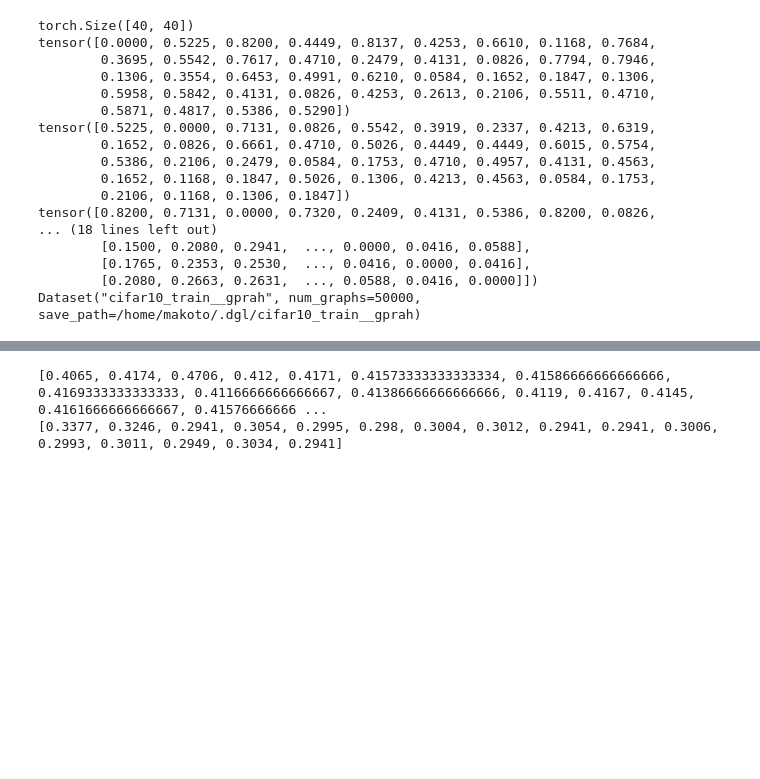
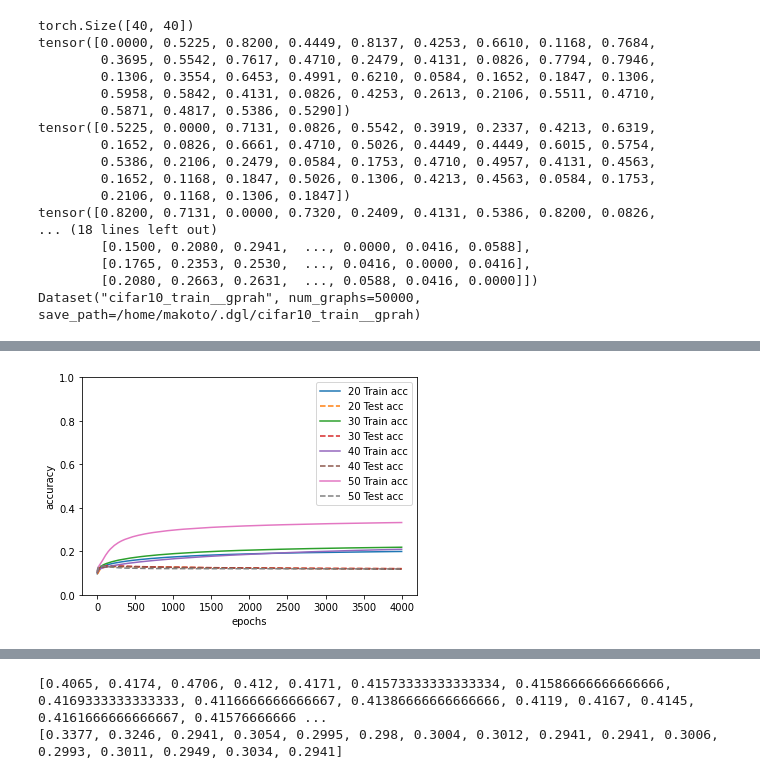
Before and after one commit to MKTKSMT-MI/GNN-DGLPro, a Jupyter notebook: Classification.ipynb, the cells around one changed output, grey strips where cells are left out. Drawn from its saved outputs; the diff is of its cells as text; code cells hidden in the pictures; blank space fills up the shorter version.

```diff
--- a/Classification.ipynb
+++ b/Classification.ipynb
@@ -399 +661,21 @@ plt.show()
+# %%
+n20 = np.load('node_20_loss_trainacc_testacc.npy')
+n30 = np.load('node_30_loss_trainacc_testacc.npy')
+n40 = np.load('node_40_loss_trainacc_testacc.npy')
+n50 = np.load('node_50_loss_trainacc_testacc.npy')
+plt.plot(x,n20[1],label = '20 Train acc')
+plt.plot(x,n20[2],label = '20 Test acc',linestyle = '--')
+plt.plot(x,n30[1],label = '30 Train acc')
+plt.plot(x,n30[2],label = '30 Test acc',linestyle = '--')
+plt.plot(x,n40[1],label = '40 Train acc')
+plt.plot(x,n40[2],label = '40 Test acc',linestyle = '--')
+plt.plot(x,n50[1],label = '50 Train acc')
+plt.plot(x,n50[2],label = '50 Test acc',linestyle = '--')
+plt.legend()
+plt.ylim(0,1)
+plt.xlabel('epochs')
+plt.ylabel('accuracy')
+plt.show()
+# %% [output]
+[figure, added]
 # %%
```
Also changed, not shown: parts of 24 cells of this notebook, 24 other files.
